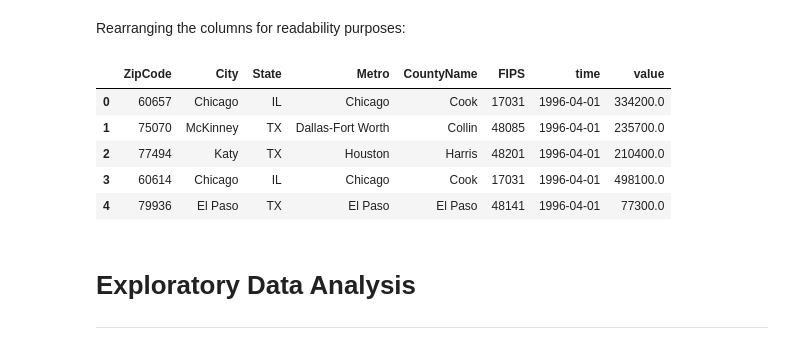
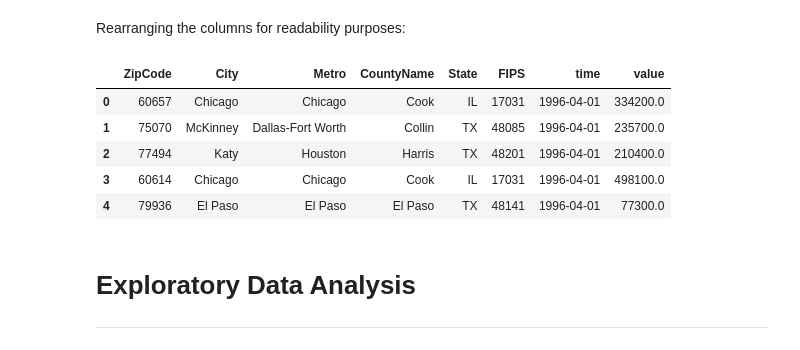
Before and after one commit to tjkyner/flatiron-ds-phase-4-project, a Jupyter notebook: notebook.ipynb, the cells around one changed output. Drawn from its saved outputs; the diff is of its cells as text; code cells hidden in the pictures.

```diff
--- a/notebook.ipynb
+++ b/notebook.ipynb
@@ -213,15 +213,15 @@ Index(['ZipCode', 'City', 'State', 'Metro', 'CountyName', 'time', 'value',
 # %% [markdown]
 Rearranging the columns for readability purposes:
 # %%
-df_final = df_final[['ZipCode', 'City', 'State', 'Metro', 'CountyName', 'FIPS', 'time', 'value']]
+df_final = df_final[['ZipCode', 'City', 'Metro', 'CountyName', 'State', 'FIPS', 'time', 'value']]
 df_final.head()
 # %% [output]
-|  | ZipCode | City | State | Metro | CountyName | FIPS | time | value |
-| 0 | 60657 | Chicago | IL | Chicago | Cook | 17031 | 1996-04-01 | 334200.0 |
-| 1 | 75070 | McKinney | TX | Dallas-Fort Worth | Collin | 48085 | 1996-04-01 | 235700.0 |
-| 2 | 77494 | Katy | TX | Houston | Harris | 48201 | 1996-04-01 | 210400.0 |
-| 3 | 60614 | Chicago | IL | Chicago | Cook | 17031 | 1996-04-01 | 498100.0 |
-| 4 | 79936 | El Paso | TX | El Paso | El Paso | 48141 | 1996-04-01 | 77300.0 |
+|  | ZipCode | City | Metro | CountyName | State | FIPS | time | value |
+| 0 | 60657 | Chicago | Chicago | Cook | IL | 17031 | 1996-04-01 | 334200.0 |
+| 1 | 75070 | McKinney | Dallas-Fort Worth | Collin | TX | 48085 | 1996-04-01 | 235700.0 |
+| 2 | 77494 | Katy | Houston | Harris | TX | 48201 | 1996-04-01 | 210400.0 |
+| 3 | 60614 | Chicago | Chicago | Cook | IL | 17031 | 1996-04-01 | 498100.0 |
+| 4 | 79936 | El Paso | El Paso | El Paso | TX | 48141 | 1996-04-01 | 77300.0 |
 # %% [markdown]
 # Exploratory Data Analysis
 ---
```
Also changed, not shown: parts of 1 cell of this notebook.
